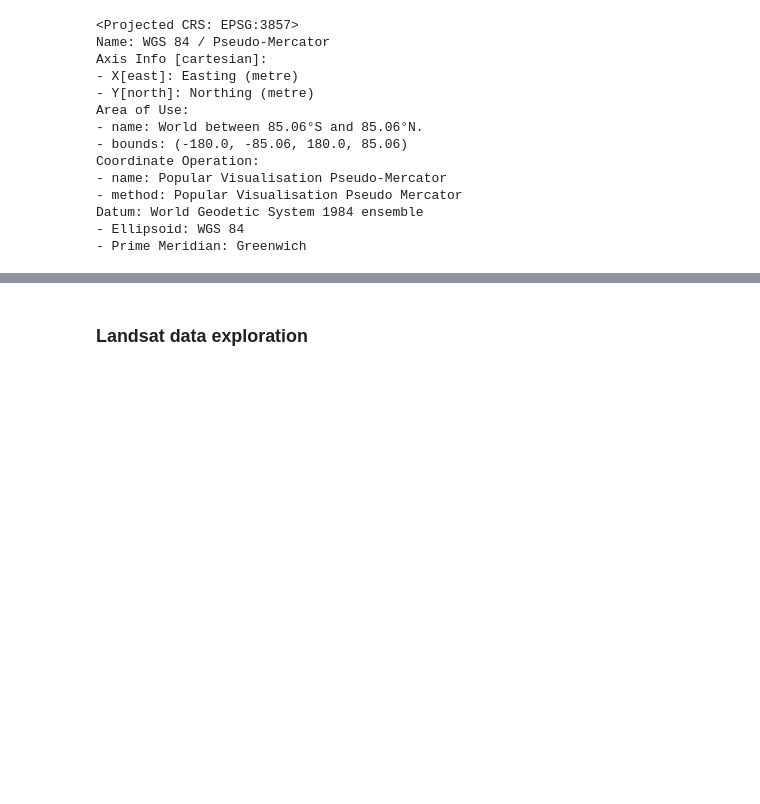
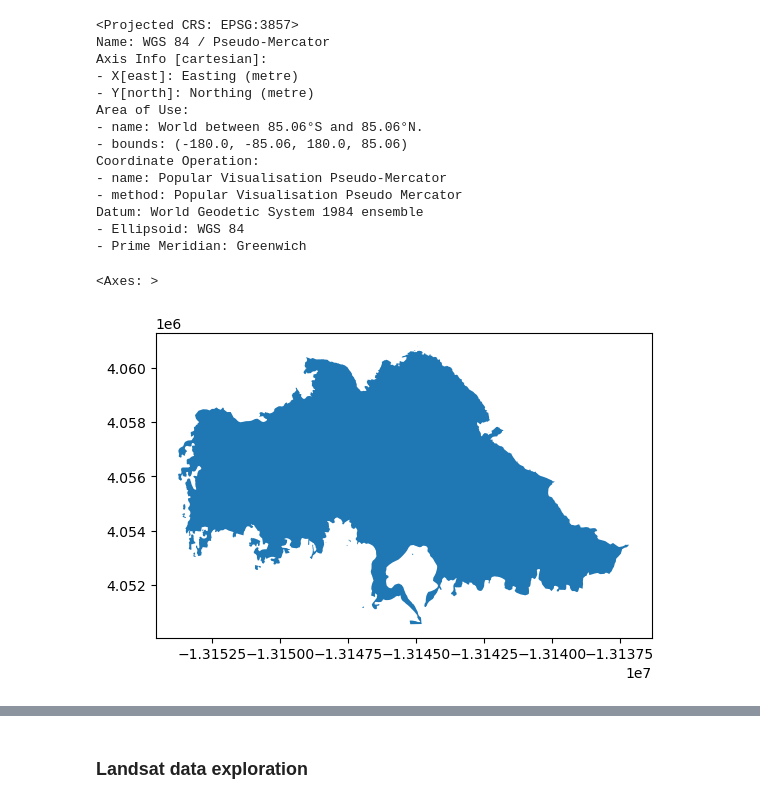
Before and after one commit to hylaea-miller/eds220-hwk4, a Jupyter notebook: hwk4-task2-false-color-MILLER.ipynb, the cells around one changed output, grey strips where cells are left out. Saved outputs shown, nothing was run; the diff lists cells and outputs as text; code cells hidden in the pictures; blank space fills up the shorter version.

```diff
--- a/hwk4-task2-false-color-MILLER.ipynb
+++ b/hwk4-task2-false-color-MILLER.ipynb
@@ -135,3 +131,9 @@ Coordinate Operation:
 Datum: World Geodetic System 1984 ensemble
 - Ellipsoid: WGS 84
 - Prime Meridian: Greenwich
+# %%
+# Visualize Eaton fire extent
+eaton.plot()
+# %% [output]
+<Axes: >
+[figure, added]
```
Also changed, not shown: parts of 25 cells of this notebook.
